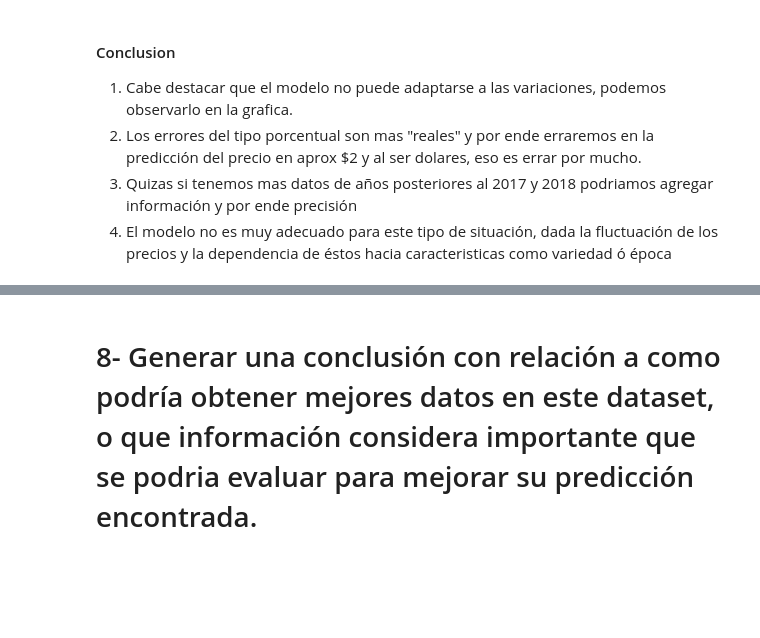
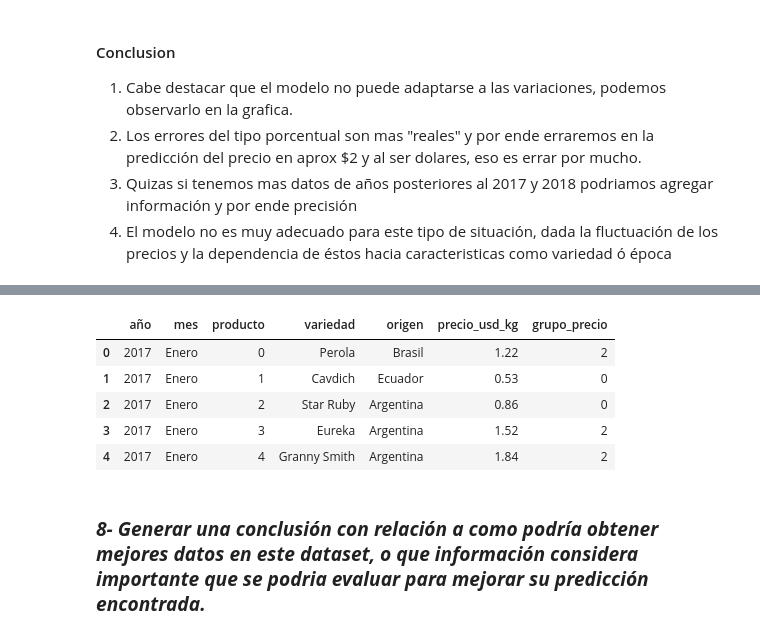
Before and after one commit to cristiandevar/TPIntegrador-1, a Jupyter notebook: TRABAJO_INTEGRADOR_1_Franco_Cristian.ipynb, the cells around one changed output, grey strips where cells are left out. Cells and saved outputs as stored; diff of their text form; code cells hidden in the pictures; blank space fills up the shorter version.

```diff
--- a/TRABAJO_INTEGRADOR_1_Franco_Cristian.ipynb
+++ b/TRABAJO_INTEGRADOR_1_Franco_Cristian.ipynb
@@ -555,2 +584,13 @@ print(f""" En nuestro caso los valores de ambas metricas son:
+# %%
+# Procedemos a crear la columna y almacenar la informacion obtenida
+df['grupo_precio'] = kmeans.labels_
+df.head()
+# %% [output]
+|  | año | mes | producto | variedad | origen | precio_usd_kg | grupo_precio |
+| 0 | 2017 | Enero | 0 | Perola | Brasil | 1.22 | 2 |
+| 1 | 2017 | Enero | 1 | Cavdich | Ecuador | 0.53 | 0 |
+| 2 | 2017 | Enero | 2 | Star Ruby | Argentina | 0.86 | 0 |
+| 3 | 2017 | Enero | 3 | Eureka | Argentina | 1.52 | 2 |
+| 4 | 2017 | Enero | 4 | Granny Smith | Argentina | 1.84 | 2 |
 # %% [markdown]
-# 8- Generar una conclusión con relación a como podría obtener mejores datos en este dataset, o que información considera importante que se podria evaluar para mejorar su predicción encontrada.
+### ***8- Generar una conclusión con relación a como podría obtener mejores datos en este dataset, o que información considera importante que se podria evaluar para mejorar su predicción encontrada.***
```
Also changed, not shown: parts of 10 cells of this notebook.
